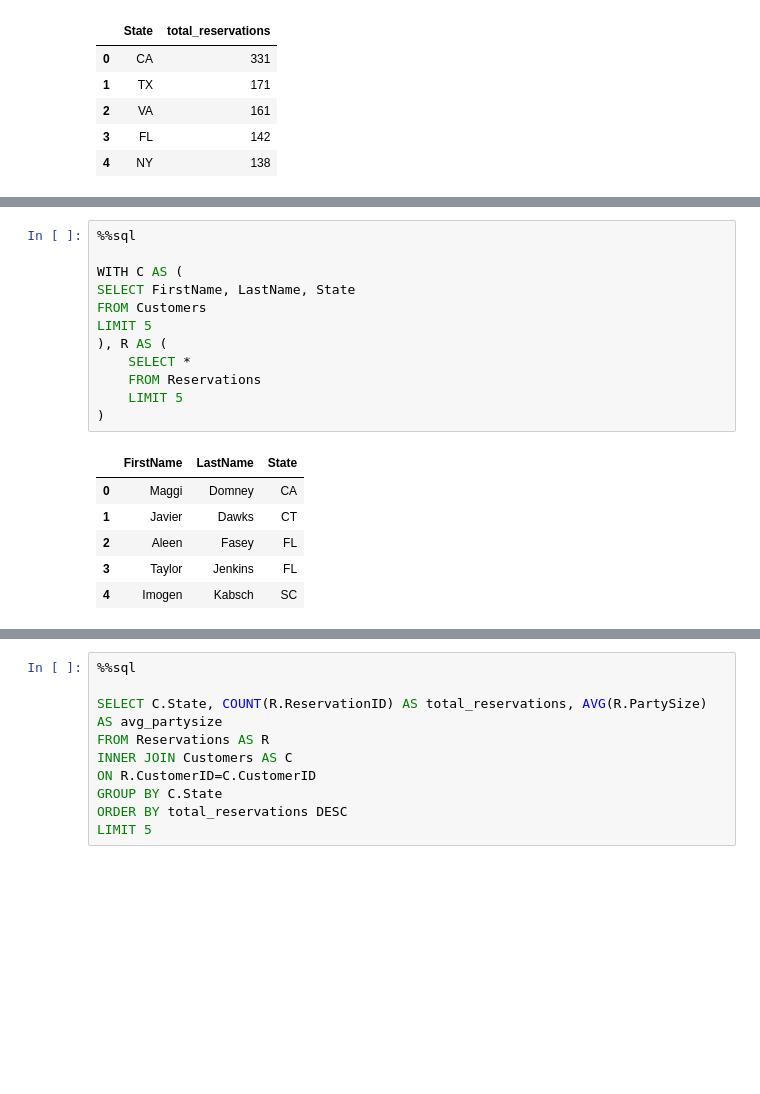
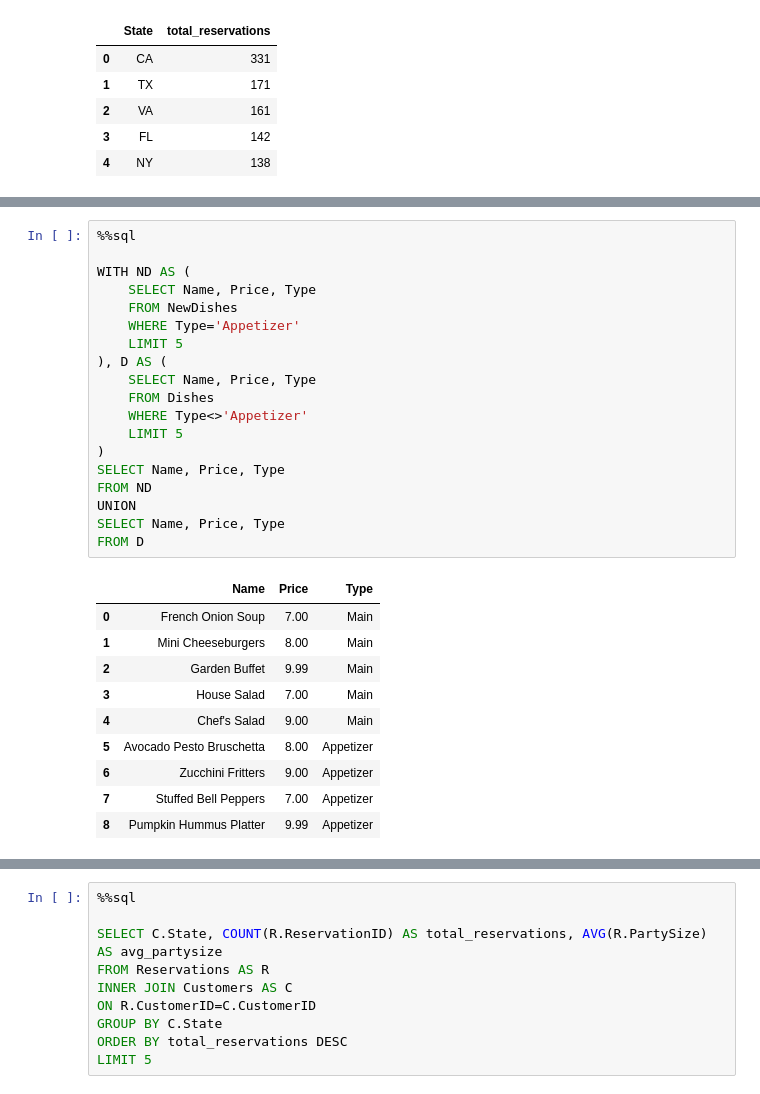
Before and after one commit to freestackinitiative/coop_sql_notebooks, a Jupyter notebook: COOP_SQL_102.ipynb, the cells around one changed output, grey strips where cells are left out. Cells and saved outputs as stored; diff of their text form; blank space fills up the shorter version.

```diff
--- a/COOP_SQL_102.ipynb
+++ b/COOP_SQL_102.ipynb
@@ -311,22 +302,33 @@ LIMIT 5 -- We only want to see the 5 states with the most reservations, so we li
-# %%
-%%sql
-
-WITH C AS (
-SELECT FirstName, LastName, State
-FROM Customers
-LIMIT 5
-), R AS (
-    SELECT *
-    FROM Reservations
-    LIMIT 5
-)
-# %% [output]
-|  | FirstName | LastName | State |
-| 0 | Maggi | Domney | CA |
-| 1 | Javier | Dawks | CT |
-| 2 | Aleen | Fasey | FL |
-| 3 | Taylor | Jenkins | FL |
-| 4 | Imogen | Kabsch | SC |
+# %%
+%%sql
+
+WITH ND AS (
+    SELECT Name, Price, Type
+    FROM NewDishes
+    WHERE Type='Appetizer'
+    LIMIT 5
+), D AS (
+    SELECT Name, Price, Type
+    FROM Dishes
+    WHERE Type<>'Appetizer'
+    LIMIT 5
+)
+SELECT Name, Price, Type
+FROM ND
+UNION
+SELECT Name, Price, Type
+FROM D
+# %% [output]
+|  | Name | Price | Type |
+| 0 | French Onion Soup | 7.00 | Main |
+| 1 | Mini Cheeseburgers | 8.00 | Main |
+| 2 | Garden Buffet | 9.99 | Main |
+| 3 | House Salad | 7.00 | Main |
+| 4 | Chef's Salad | 9.00 | Main |
+| 5 | Avocado Pesto Bruschetta | 8.00 | Appetizer |
+| 6 | Zucchini Fritters | 9.00 | Appetizer |
+| 7 | Stuffed Bell Peppers | 7.00 | Appetizer |
+| 8 | Pumpkin Hummus Platter | 9.99 | Appetizer |
 # %% [markdown]
 # Practice Section - Joins and Multiple Tables
 
```
Also changed, not shown: parts of 1 cell of this notebook, 2 other files.
